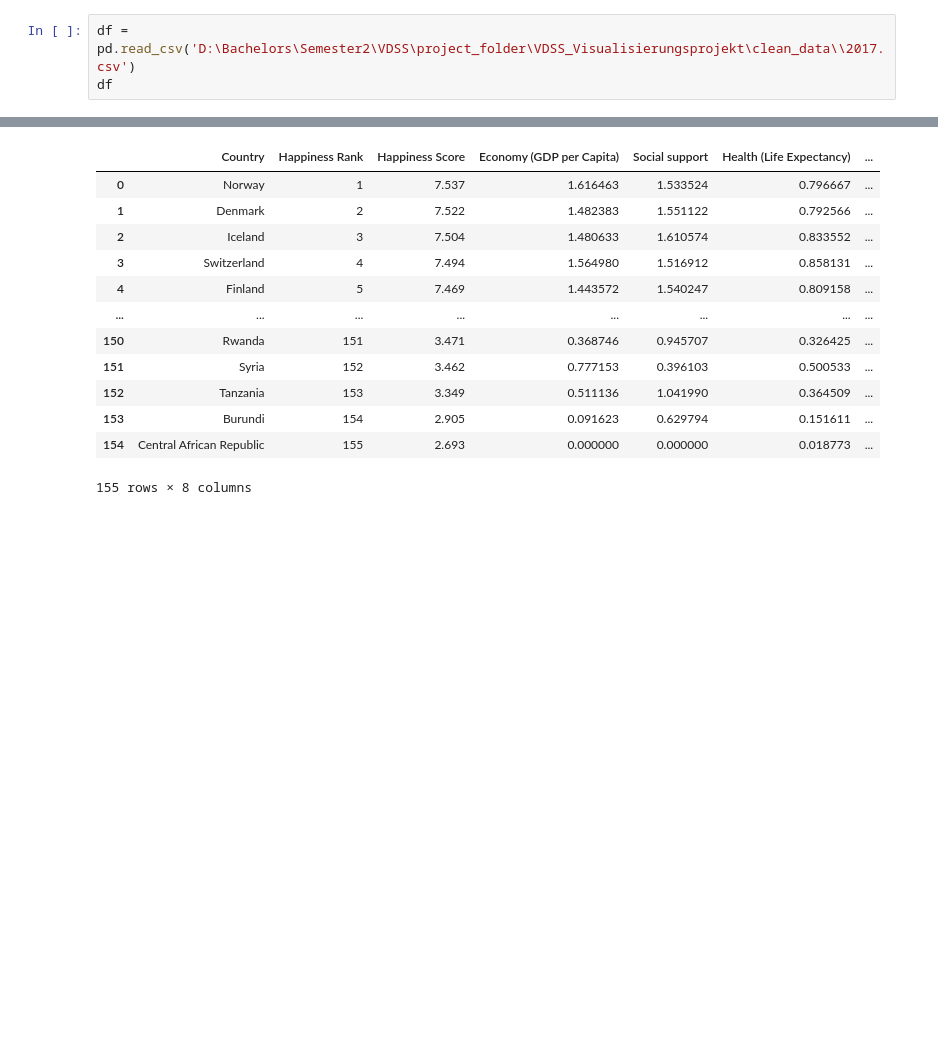
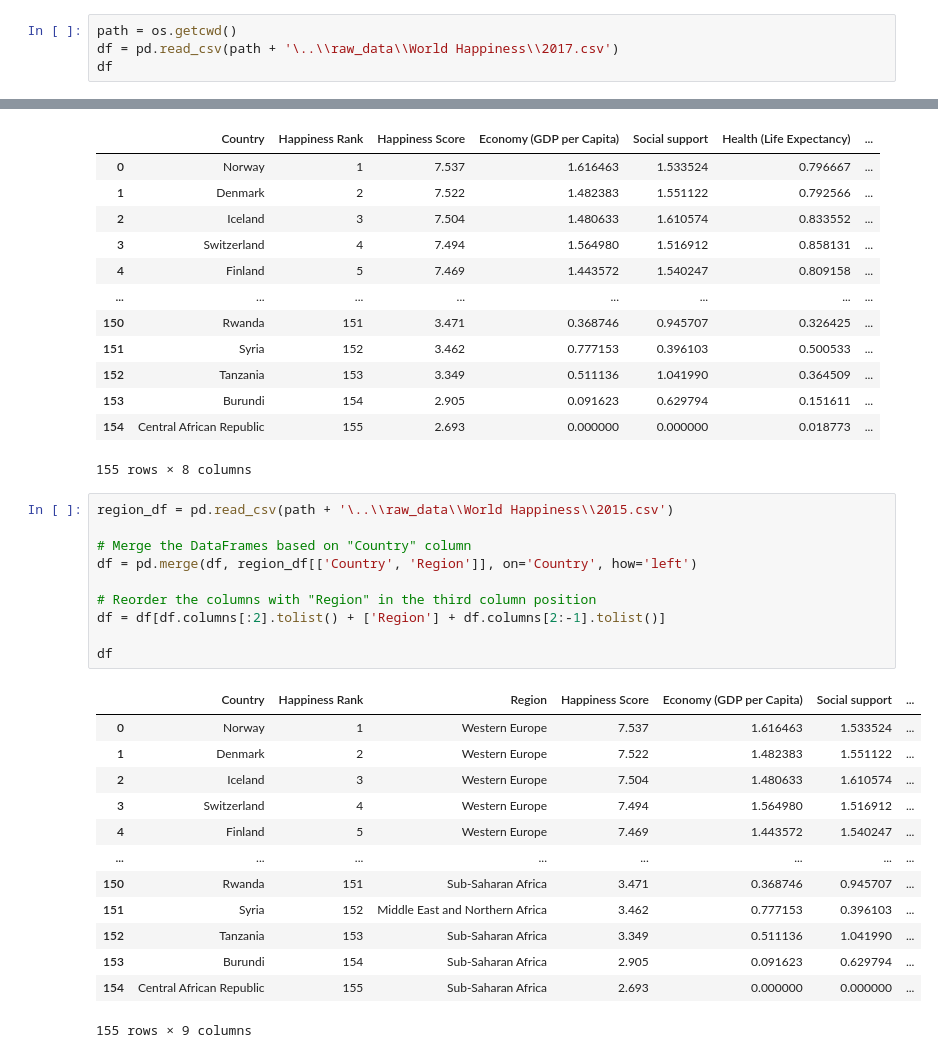
Before and after one commit to StojcheD/VDSS_Project, a Jupyter notebook: code/2017_clean.ipynb, the cells around one changed output, grey strips where cells are left out. Cells and saved outputs as stored; diff of their text form; blank space fills up the shorter version.

Commit message:
changed data + added region + happiness rank

```diff
--- a/code/2017_clean.ipynb
+++ b/code/2017_clean.ipynb
@@ -3,7 +3,8 @@ import os
 import pandas as pd
 import numpy as np
 # %%
-df = pd.read_csv('D:\Bachelors\Semester2\VDSS\project_folder\VDSS_Visualisierungsprojekt\clean_data\\2017.csv')
+path = os.getcwd()
+df = pd.read_csv(path + '\..\\raw_data\\World Happiness\\2017.csv')
 df
 # %% [output]
 |  | Country | Happiness.Rank | Happiness.Score | Whisker.high | Whisker.low | Economy..GDP.per.Capita. | Family | ... |
@@ -100,3 +101,27 @@ df
 | 153 | Burundi | 154 | 2.905 | 0.091623 | 0.629794 | 0.151611 | ... |
 | 154 | Central African Republic | 155 | 2.693 | 0.000000 | 0.000000 | 0.018773 | ... |
 155 rows × 8 columns
+# %%
+region_df = pd.read_csv(path + '\..\\raw_data\\World Happiness\\2015.csv')
+
+# Merge the DataFrames based on "Country" column
+df = pd.merge(df, region_df[['Country', 'Region']], on='Country', how='left')
+
+# Reorder the columns with "Region" in the third column position
+df = df[df.columns[:2].tolist() + ['Region'] + df.columns[2:-1].tolist()]
+
+df
+# %% [output]
+|  | Country | Happiness Rank | Region | Happiness Score | Economy (GDP per Capita) | Social support | ... |
+| 0 | Norway | 1 | Western Europe | 7.537 | 1.616463 | 1.533524 | ... |
+| 1 | Denmark | 2 | Western Europe | 7.522 | 1.482383 | 1.551122 | ... |
+| 2 | Iceland | 3 | Western Europe | 7.504 | 1.480633 | 1.610574 | ... |
+| 3 | Switzerland | 4 | Western Europe | 7.494 | 1.564980 | 1.516912 | ... |
+| 4 | Finland | 5 | Western Europe | 7.469 | 1.443572 | 1.540247 | ... |
+| ... | ... | ... | ... | ... | ... | ... | ... |
+| 150 | Rwanda | 151 | Sub-Saharan Africa | 3.471 | 0.368746 | 0.945707 | ... |
+| 151 | Syria | 152 | Middle East and Northern Africa | 3.462 | 0.777153 | 0.396103 | ... |
+| 152 | Tanzania | 153 | Sub-Saharan Africa | 3.349 | 0.511136 | 1.041990 | ... |
+| 153 | Burundi | 154 | Sub-Saharan Africa | 2.905 | 0.091623 | 0.629794 | ... |
+| 154 | Central African Republic | 155 | Sub-Saharan Africa | 2.693 | 0.000000 | 0.000000 | ... |
+155 rows × 9 columns
```
Also changed, not shown: parts of 5 cells of this notebook, 20 other files.
